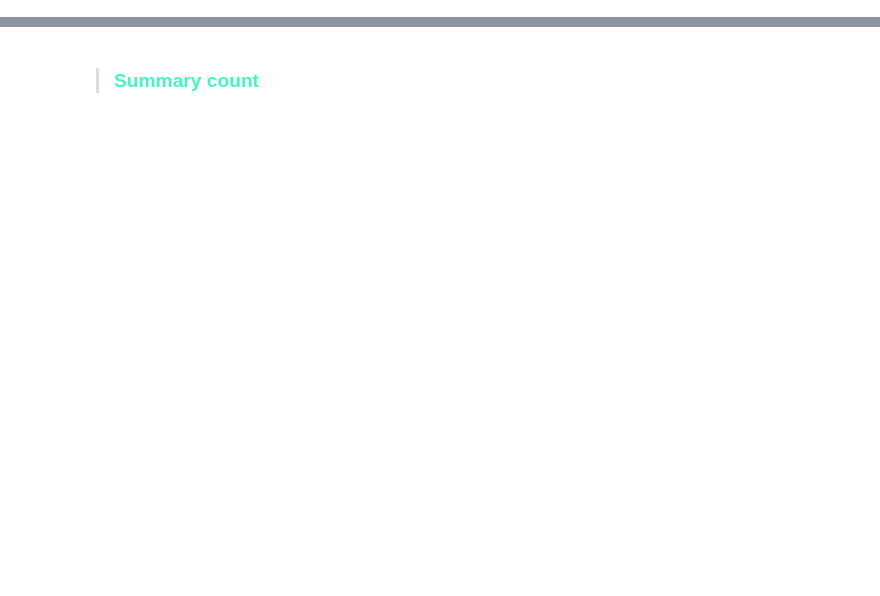
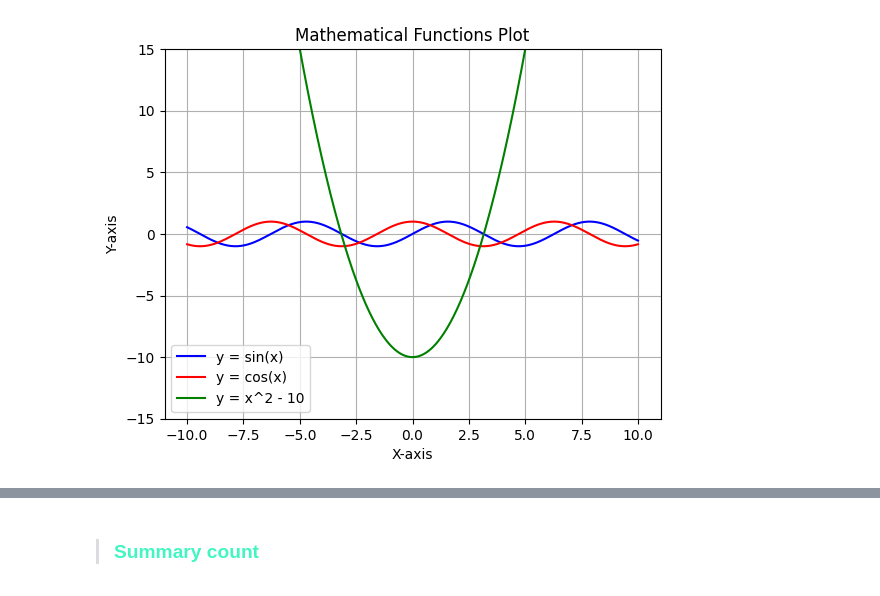
Before and after one commit to sineshawl/REDCap_Backup, a Jupyter notebook: main.ipynb, the cells around one changed output, grey strips where cells are left out. Cells and saved outputs as stored; diff of their text form; code cells hidden in the pictures; blank space fills up the shorter version.

```diff
--- a/main.ipynb
+++ b/main.ipynb
@@ -0,0 +144,35 @@
+# %%
+import numpy as np
+import matplotlib.pyplot as plt
+
+# Define the range of x values
+x = np.linspace(-10, 10, 400)
+
+# Define the mathematical functions
+y1 = np.sin(x)          # Sine function
+y2 = np.cos(x)          # Cosine function
+y3 = x**2 - 10          # Quadratic function (may have negative values)
+
+# Create the plot
+plt.plot(x, y1, label='y = sin(x)', color='b')
+plt.plot(x, y2, label='y = cos(x)', color='r')
+plt.plot(x, y3, label='y = x^2 - 10', color='g')
+
+# Add title and labels
+plt.title('Mathematical Functions Plot')
+plt.xlabel('X-axis')
+plt.ylabel('Y-axis')
+
+# Add a legend
+plt.legend()
+
+# Add a grid for better readability
+plt.grid()
+
+# Set the limits for y-axis to better see negative values
+plt.ylim(-15, 15)
+
+# Show the plot
+plt.show()
+# %% [output]
+[figure, added]
```
Also changed, not shown: parts of 24 cells of this notebook, 4 other files.
